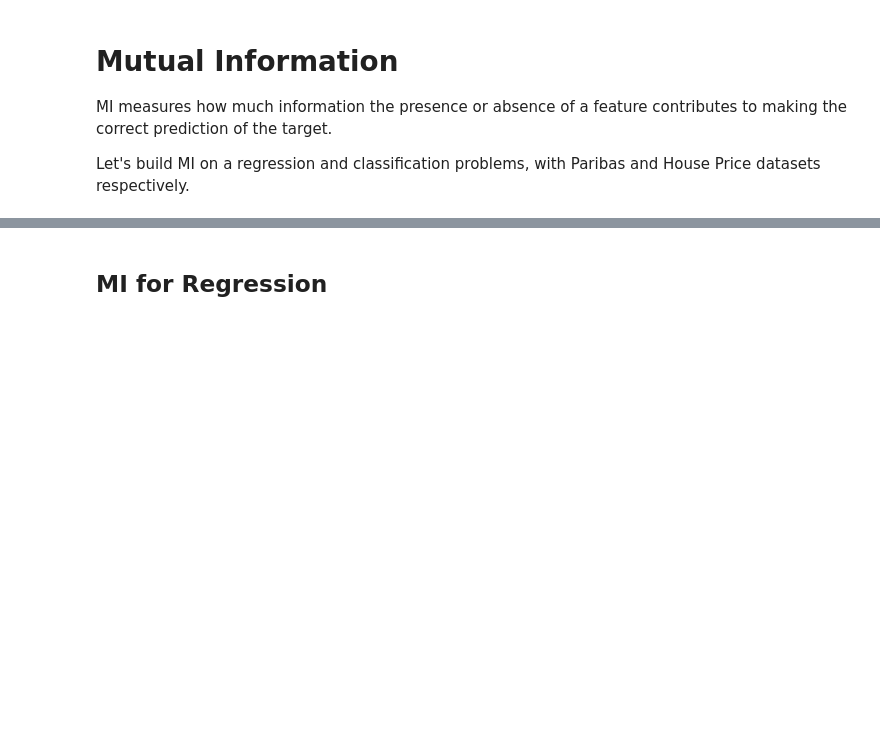
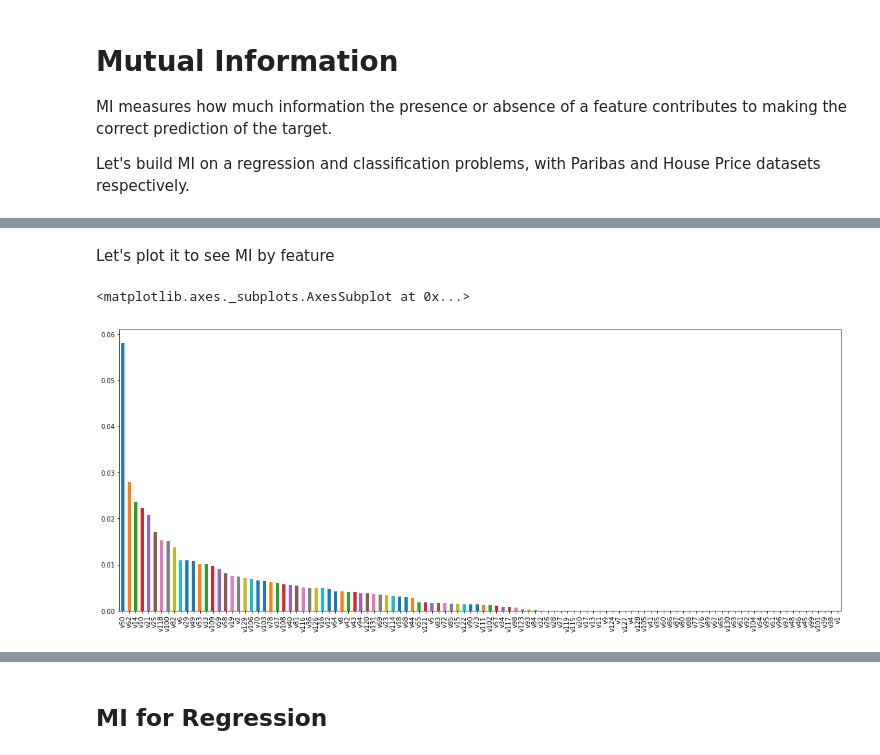
Before and after one commit to ohduran-attempts/data-science-review, a Jupyter notebook: Feature Selection for Machine Learning course/02 - Filter Methods/05 - Mutual Information.ipynb, the cells around one changed output, grey strips where cells are left out. Saved outputs shown, nothing was run; the diff lists cells and outputs as text; code cells hidden in the pictures; blank space fills up the shorter version.

Commit message:
mutual information complete

```diff
--- a/Feature Selection for Machine Learning course/02 - Filter Methods/05 - Mutual Information.ipynb
+++ b/Feature Selection for Machine Learning course/02 - Filter Methods/05 - Mutual Information.ipynb
@@ -16,0 +30,5 @@ from sklearn.feature_selection import SelectKBest, SelectPercentile
+# %%
+numerics = ['int16', 'int32', 'int64', 'float16', 'float32', 'float64']
+
+paribas_numeric = paribas.select_dtypes(include=numerics)
+paribas_numeric.head()
@@ -16,0 +45,9 @@ from sklearn.feature_selection import SelectKBest, SelectPercentile
+# %%
+X_train, X_test, y_train, y_test = train_test_split(
+    paribas_numeric.drop(labels=['target', 'ID'], axis=1),
+    paribas_numeric['target'],
+    test_size=0.3,
+    random_state=0
+)
+
+X_train.shape, X_test.shape
@@ -16,0 +58,2 @@ from sklearn.feature_selection import SelectKBest, SelectPercentile
+# %%
+mi = mutual_info_classif(X_train.fillna(0), y_train)
@@ -16,0 +80,4 @@ from sklearn.feature_selection import SelectKBest, SelectPercentile
+# %%
+series_mi = pd.Series(mi)
+series_mi.index = X_train.columns
+series_mi.sort_values(ascending=False)
@@ -16,0 +102,7 @@ from sklearn.feature_selection import SelectKBest, SelectPercentile
+# %% [markdown]
+Let's plot it to see MI by feature
+# %%
+series_mi.sort_values(ascending=False).plot.bar(figsize=(20,8))
+# %% [output]
+<matplotlib.axes._subplots.AxesSubplot at 0x...>
+[figure, added]
```
Also changed, not shown: parts of 20 cells of this notebook.
